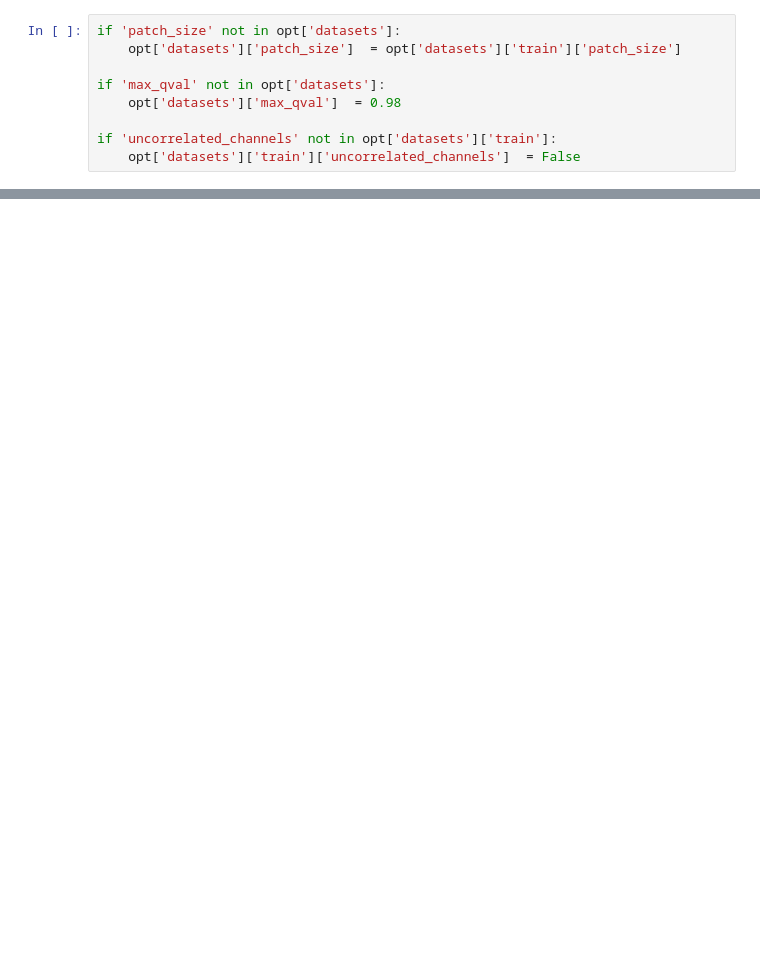
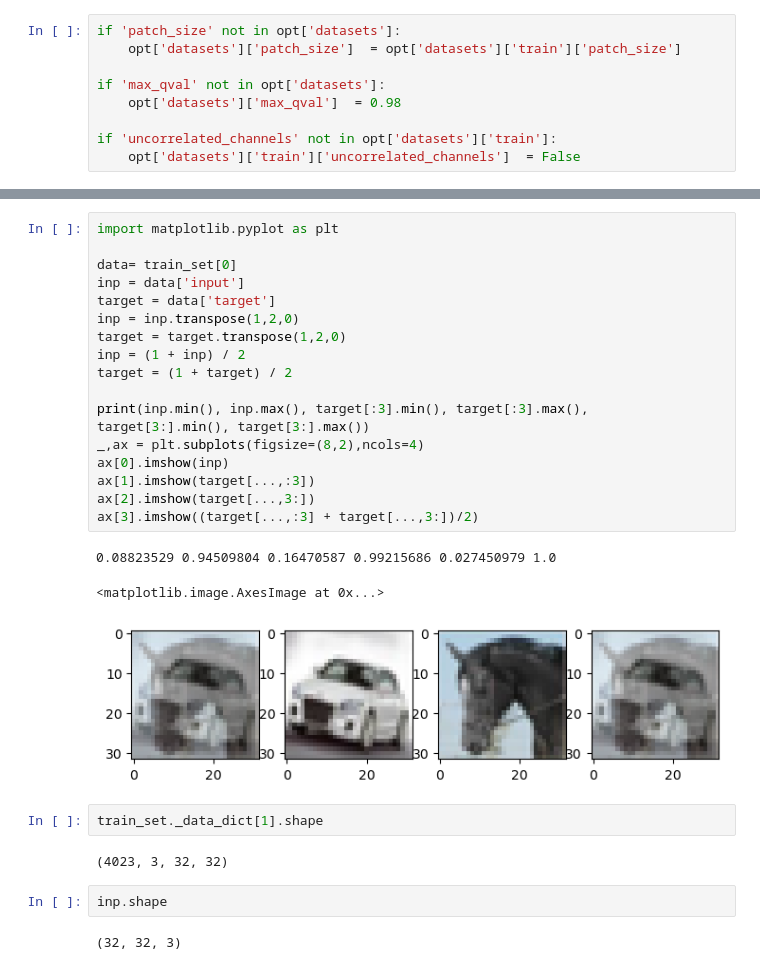
Before and after one commit to rayanirban/DiffSplitting, a Jupyter notebook: notebooks/Evaluate.ipynb, the cells around one changed output, grey strips where cells are left out. Drawn from its saved outputs; the diff is of its cells as text; blank space fills up the shorter version.

```diff
--- a/notebooks/Evaluate.ipynb
+++ b/notebooks/Evaluate.ipynb
@@ -110,3 +111,32 @@ INFO:base:Loading pretrained model for G [/group/jug/ashesh/training/diffsplit/2
+# %%
+import matplotlib.pyplot as plt
+
+data= train_set[0]
+inp = data['input']
+target = data['target']
+inp = inp.transpose(1,2,0)
+target = target.transpose(1,2,0)
+inp = (1 + inp) / 2
+target = (1 + target) / 2
+
+print(inp.min(), inp.max(), target[:3].min(), target[:3].max(), target[3:].min(), target[3:].max())
+_,ax = plt.subplots(figsize=(8,2),ncols=4)
+ax[0].imshow(inp)
+ax[1].imshow(target[...,:3])
+ax[2].imshow(target[...,3:])
+ax[3].imshow((target[...,:3] + target[...,3:])/2)
+# %% [output]
+0.08823529 0.94509804 0.16470587 0.99215686 0.027450979 1.0
+<matplotlib.image.AxesImage at 0x...>
+[figure, added]
+# %%
+train_set._data_dict[1].shape
+# %% [output]
+(4023, 3, 32, 32)
+# %%
+inp.shape
+# %% [output]
+(32, 32, 3)
 # %%
 import numpy as np
 import matplotlib.pyplot as plt
```
Also changed, not shown: parts of 16 cells of this notebook, 2 other files.
